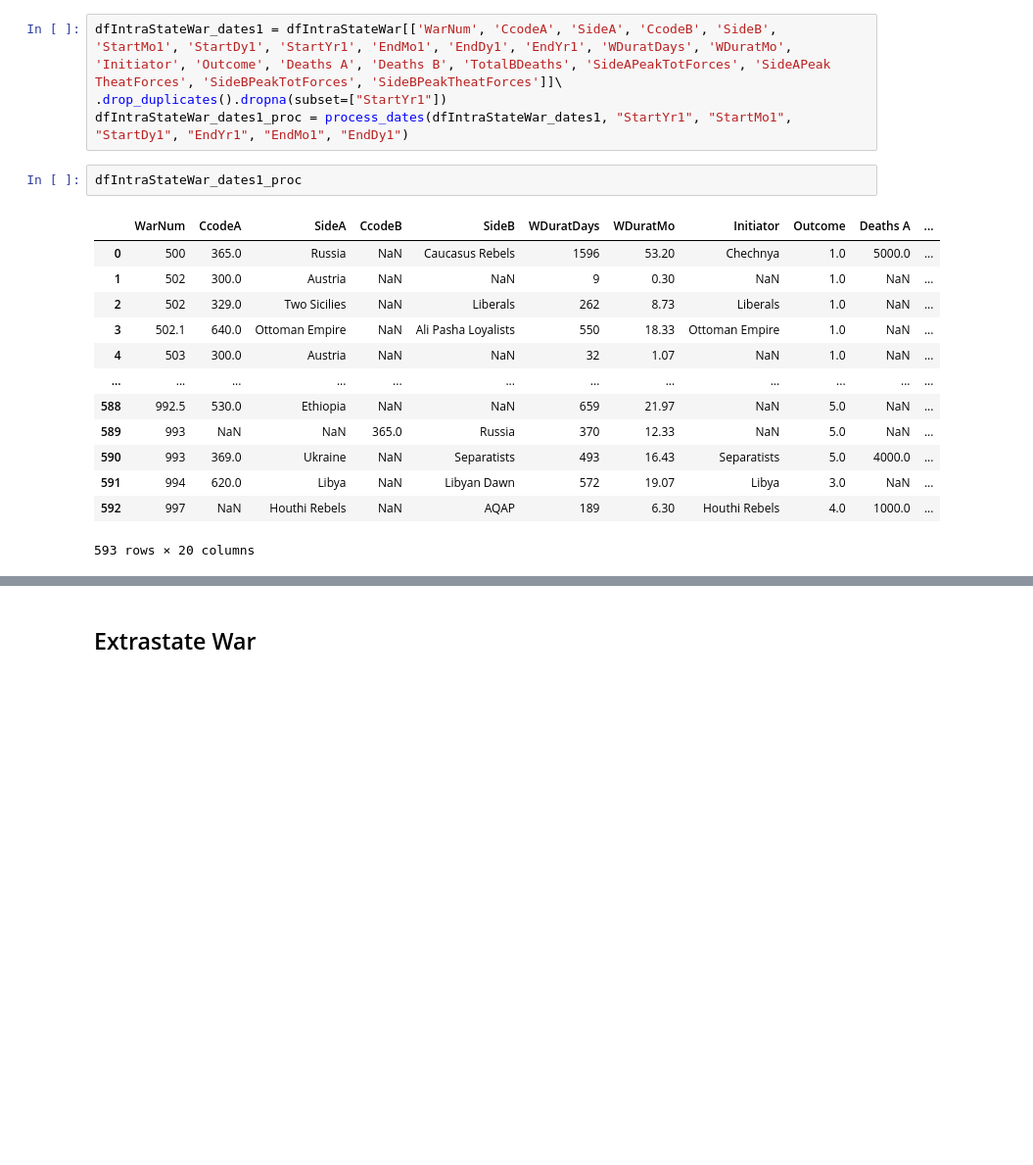
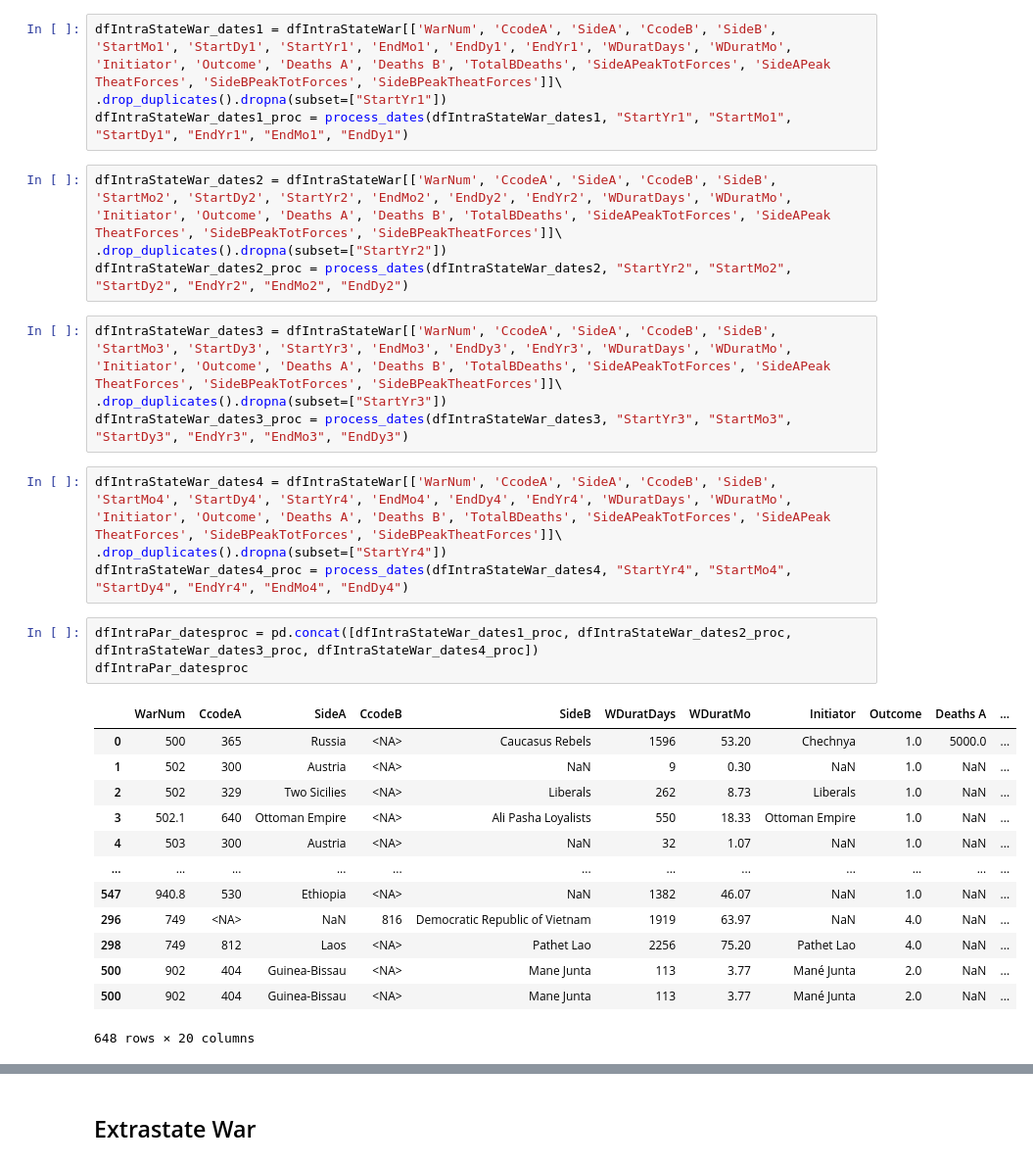
Before and after one commit to jenna-jordan/correlates-of-war, a Jupyter notebook: wrangling_code/war_participants.ipynb, the cells around one changed output, grey strips where cells are left out. Shown at 98% size. Saved outputs shown, nothing was run; the diff lists cells and outputs as text; blank space fills up the shorter version.

```diff
--- a/wrangling_code/war_participants.ipynb
+++ b/wrangling_code/war_participants.ipynb
@@ -282,19 +290,32 @@ Index(['WarNum', 'WarName', 'V5Region', 'WarType', 'CcodeA', 'SideA', 'CcodeB',
 dfIntraStateWar_dates1 = dfIntraStateWar[['WarNum', 'CcodeA', 'SideA', 'CcodeB', 'SideB', 'StartMo1', 'StartDy1', 'StartYr1', 'EndMo1', 'EndDy1', 'EndYr1', 'WDuratDays', 'WDuratMo', 'Initiator', 'Outcome', 'Deaths A', 'Deaths B', 'TotalBDeaths', 'SideAPeakTotForces', 'SideAPeak TheatForces', 'SideBPeakTotForces', 'SideBPeakTheatForces']]\
 .drop_duplicates().dropna(subset=["StartYr1"])
 dfIntraStateWar_dates1_proc = process_dates(dfIntraStateWar_dates1, "StartYr1", "StartMo1", "StartDy1", "EndYr1", "EndMo1", "EndDy1")
-# %%
-dfIntraStateWar_dates1_proc
-# %% [output]
-|  | WarNum | CcodeA | SideA | CcodeB | SideB | WDuratDays | WDuratMo | Initiator | Outcome | Deaths A | ... |
-| 0 | 500 | 365.0 | Russia | NaN | Caucasus Rebels | 1596 | 53.20 | Chechnya | 1.0 | 5000.0 | ... |
-| 1 | 502 | 300.0 | Austria | NaN | NaN | 9 | 0.30 | NaN | 1.0 | NaN | ... |
-| 2 | 502 | 329.0 | Two Sicilies | NaN | Liberals | 262 | 8.73 | Liberals | 1.0 | NaN | ... |
-| 3 | 502.1 | 640.0 | Ottoman Empire | NaN | Ali Pasha Loyalists | 550 | 18.33 | Ottoman Empire | 1.0 | NaN | ... |
-| 4 | 503 | 300.0 | Austria | NaN | NaN | 32 | 1.07 | NaN | 1.0 | NaN | ... |
-| ... | ... | ... | ... | ... | ... | ... | ... | ... | ... | ... | ... |
-| 588 | 992.5 | 530.0 | Ethiopia | NaN | NaN | 659 | 21.97 | NaN | 5.0 | NaN | ... |
-| 589 | 993 | NaN | NaN | 365.0 | Russia | 370 | 12.33 | NaN | 5.0 | NaN | ... |
-| 590 | 993 | 369.0 | Ukraine | NaN | Separatists | 493 | 16.43 | Separatists | 5.0 | 4000.0 | ... |
-| 591 | 994 | 620.0 | Libya | NaN | Libyan Dawn | 572 | 19.07 | Libya | 3.0 | NaN | ... |
-| 592 | 997 | NaN | Houthi Rebels | NaN | AQAP | 189 | 6.30 | Houthi Rebels | 4.0 | 1000.0 | ... |
-593 rows × 20 columns
+# %%
+dfIntraStateWar_dates2 = dfIntraStateWar[['WarNum', 'CcodeA', 'SideA', 'CcodeB', 'SideB', 'StartMo2', 'StartDy2', 'StartYr2', 'EndMo2', 'EndDy2', 'EndYr2', 'WDuratDays', 'WDuratMo', 'Initiator', 'Outcome', 'Deaths A', 'Deaths B', 'TotalBDeaths', 'SideAPeakTotForces', 'SideAPeak TheatForces', 'SideBPeakTotForces', 'SideBPeakTheatForces']]\
+.drop_duplicates().dropna(subset=["StartYr2"])
+dfIntraStateWar_dates2_proc = process_dates(dfIntraStateWar_dates2, "StartYr2", "StartMo2", "StartDy2", "EndYr2", "EndMo2", "EndDy2")
+# %%
+dfIntraStateWar_dates3 = dfIntraStateWar[['WarNum', 'CcodeA', 'SideA', 'CcodeB', 'SideB', 'StartMo3', 'StartDy3', 'StartYr3', 'EndMo3', 'EndDy3', 'EndYr3', 'WDuratDays', 'WDuratMo', 'Initiator', 'Outcome', 'Deaths A', 'Deaths B', 'TotalBDeaths', 'SideAPeakTotForces', 'SideAPeak TheatForces', 'SideBPeakTotForces', 'SideBPeakTheatForces']]\
+.drop_duplicates().dropna(subset=["StartYr3"])
+dfIntraStateWar_dates3_proc = process_dates(dfIntraStateWar_dates3, "StartYr3", "StartMo3", "StartDy3", "EndYr3", "EndMo3", "EndDy3")
+# %%
+dfIntraStateWar_dates4 = dfIntraStateWar[['WarNum', 'CcodeA', 'SideA', 'CcodeB', 'SideB', 'StartMo4', 'StartDy4', 'StartYr4', 'EndMo4', 'EndDy4', 'EndYr4', 'WDuratDays', 'WDuratMo', 'Initiator', 'Outcome', 'Deaths A', 'Deaths B', 'TotalBDeaths', 'SideAPeakTotForces', 'SideAPeak TheatForces', 'SideBPeakTotForces', 'SideBPeakTheatForces']]\
+.drop_duplicates().dropna(subset=["StartYr4"])
+dfIntraStateWar_dates4_proc = process_dates(dfIntraStateWar_dates4, "StartYr4", "StartMo4", "StartDy4", "EndYr4", "EndMo4", "EndDy4")
+# %%
+dfIntraPar_datesproc = pd.concat([dfIntraStateWar_dates1_proc, dfIntraStateWar_dates2_proc, dfIntraStateWar_dates3_proc, dfIntraStateWar_dates4_proc])
+dfIntraPar_datesproc
+# %% [output]
+|  | WarNum | CcodeA | SideA | CcodeB | SideB | WDuratDays | WDuratMo | Initiator | Outcome | Deaths A | ... |
+| 0 | 500 | 365 | Russia | <NA> | Caucasus Rebels | 1596 | 53.20 | Chechnya | 1.0 | 5000.0 | ... |
+| 1 | 502 | 300 | Austria | <NA> | NaN | 9 | 0.30 | NaN | 1.0 | NaN | ... |
+| 2 | 502 | 329 | Two Sicilies | <NA> | Liberals | 262 | 8.73 | Liberals | 1.0 | NaN | ... |
+| 3 | 502.1 | 640 | Ottoman Empire | <NA> | Ali Pasha Loyalists | 550 | 18.33 | Ottoman Empire | 1.0 | NaN | ... |
+| 4 | 503 | 300 | Austria | <NA> | NaN | 32 | 1.07 | NaN | 1.0 | NaN | ... |
+| ... | ... | ... | ... | ... | ... | ... | ... | ... | ... | ... | ... |
+| 547 | 940.8 | 530 | Ethiopia | <NA> | NaN | 1382 | 46.07 | NaN | 1.0 | NaN | ... |
+| 296 | 749 | <NA> | NaN | 816 | Democratic Republic of Vietnam | 1919 | 63.97 | NaN | 4.0 | NaN | ... |
+| 298 | 749 | 812 | Laos | <NA> | Pathet Lao | 2256 | 75.20 | Pathet Lao | 4.0 | NaN | ... |
+| 500 | 902 | 404 | Guinea-Bissau | <NA> | Mane Junta | 113 | 3.77 | Mané Junta | 2.0 | NaN | ... |
+| 500 | 902 | 404 | Guinea-Bissau | <NA> | Mane Junta | 113 | 3.77 | Mané Junta | 2.0 | NaN | ... |
+648 rows × 20 columns
```
Also changed, not shown: parts of 16 cells of this notebook.
